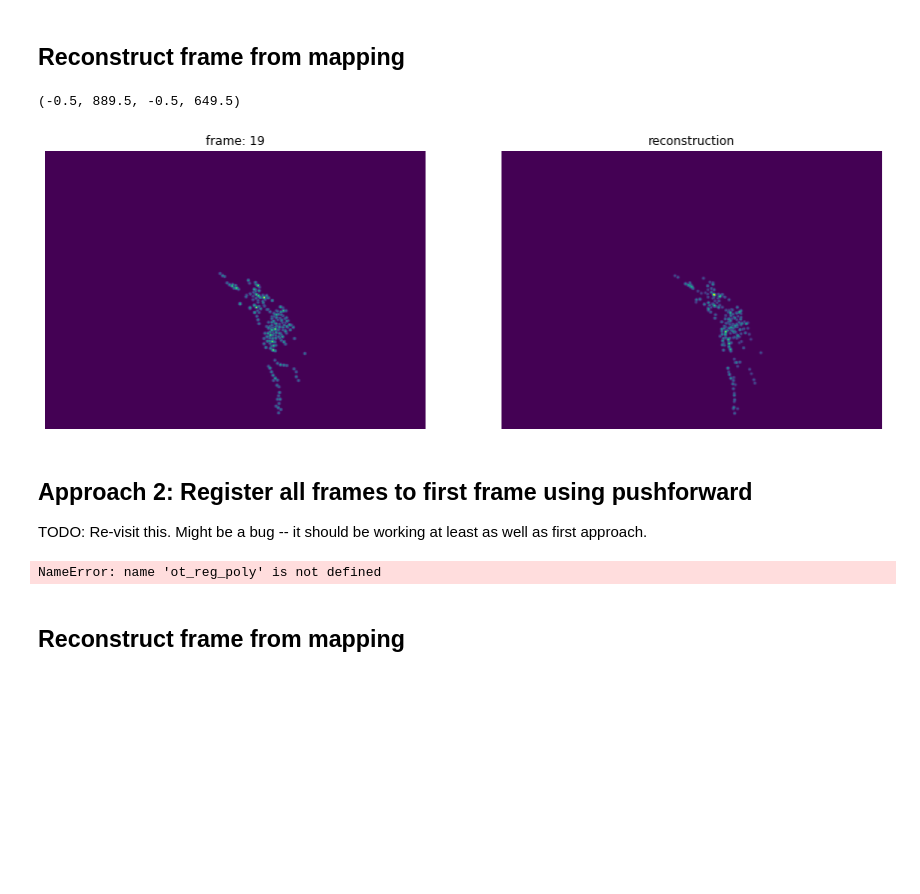
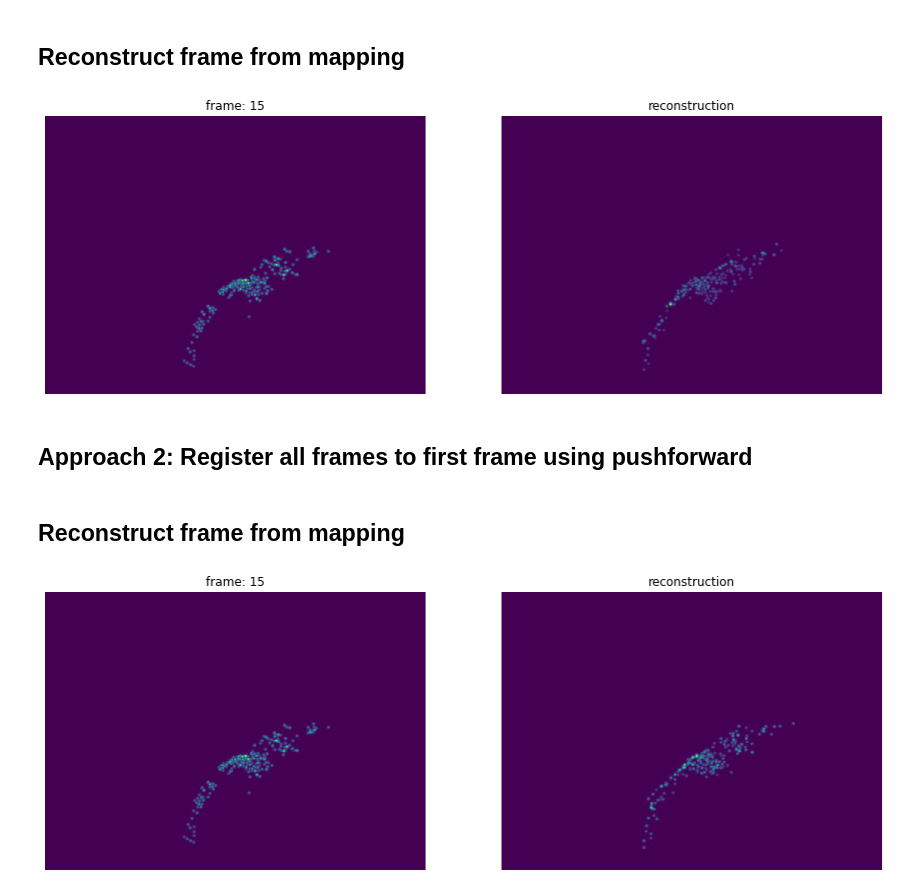
Before and after one commit to evarol/ot_tracking, a Jupyter notebook: python/notebooks/image_registration/multi_frame/02_multi_frame_registration.ipynb, the cells around one changed output. Saved outputs shown, nothing was run; the diff lists cells and outputs as text; code cells hidden in the pictures; blank space fills up the shorter version.

Commit message:
Added second approach back to multi-frame registration notebook

```diff
--- a/python/notebooks/image_registration/multi_frame/02_multi_frame_registration.ipynb
+++ b/python/notebooks/image_registration/multi_frame/02_multi_frame_registration.ipynb
@@ -78,29 +202,26 @@ for t in range(n_frames - 1):
 # %% [markdown]
 ## Reconstruct frame from mapping
 # %%
-t = 19
+t = 15
 
 t_rec_pts = models_1[t-1].predict(pts[0])
 t_rec = imagerep.reconstruct_image_2(t_rec_pts, wts[0], cov, img_shape)
 
 plt.figure(figsize=(15, 15))
 
 plt.subplot(121)
 plot_maxproj(rec[t])
 plt.title(f'frame: {t}')
 plt.axis('off')
 
 plt.subplot(122)
 plot_maxproj(t_rec)
 plt.title('reconstruction')
-plt.axis('off')
+plt.axis('off');
 # %% [output]
-(-0.5, 889.5, -0.5, 649.5)
-[figure, old version]
+[figure, new version]
 # %% [markdown]
 ## Approach 2: Register all frames to first frame using pushforward
-
-TODO: Re-visit this. Might be a bug -- it should be working at least as well as first approach.
 # %%
 models_2 = [None] * (n_frames - 1)
 debug_2 = [None] * (n_frames - 1)
@@ -110,14 +231,12 @@ pf[0] = pts[0]
 
 for t in range(n_frames - 1):
 
-    models_2[t], debug_2[t] = ot_registration(pts[0], pts[t + 1], wts[0], wts[t + 1], 50, pf[t])
+    models_2[t], debug_2[t] = ot_registration(pts[0], pts[t + 1], wts[0], wts[t + 1], 3, 50, pf[t])
     pf[t + 1] = models_2[t].predict(pts[0])
-# %% [output]
-NameError: name 'ot_reg_poly' is not defined
 # %% [markdown]
 ## Reconstruct frame from mapping
 # %%
-t = 19
+t = 15
 
 t_rec_pts = models_2[t-1].predict(pts[0])
 t_rec = imagerep.reconstruct_image_2(t_rec_pts, wts[0], cov, img_shape)
@@ -132,6 +251,6 @@ plt.axis('off')
 plt.subplot(122)
 plot_maxproj(t_rec)
 plt.title('reconstruction')
-plt.axis('off')
-
-plt.savefig('/home/mn2822/Desktop/frame_0_19_recon.png')
+plt.axis('off');
+# %% [output]
+[figure, added]
```
Also changed, not shown: parts of 3 cells of this notebook.
